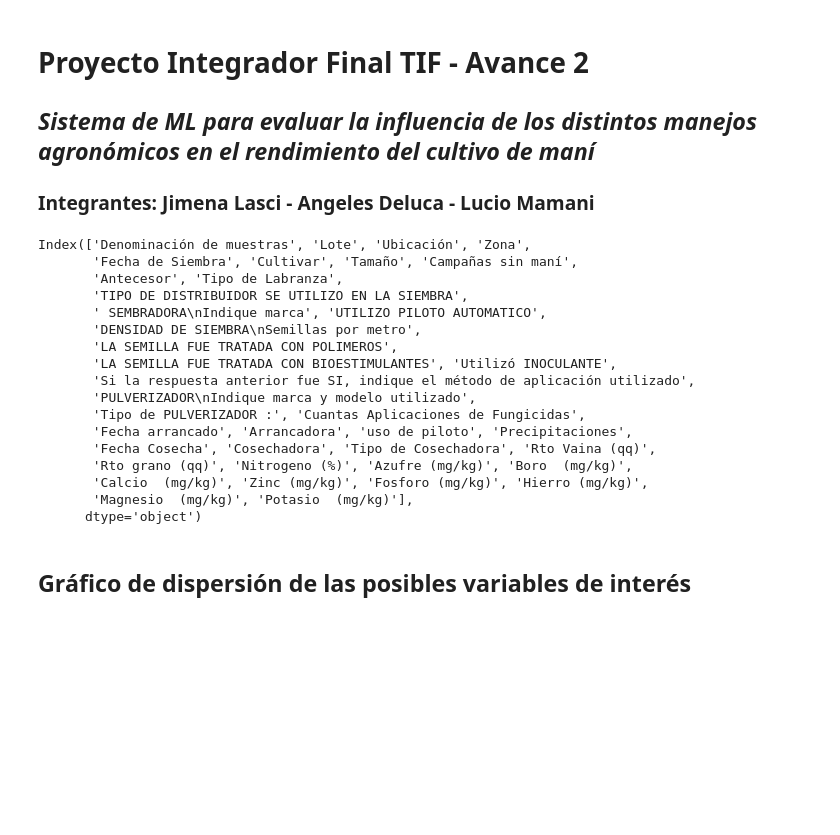
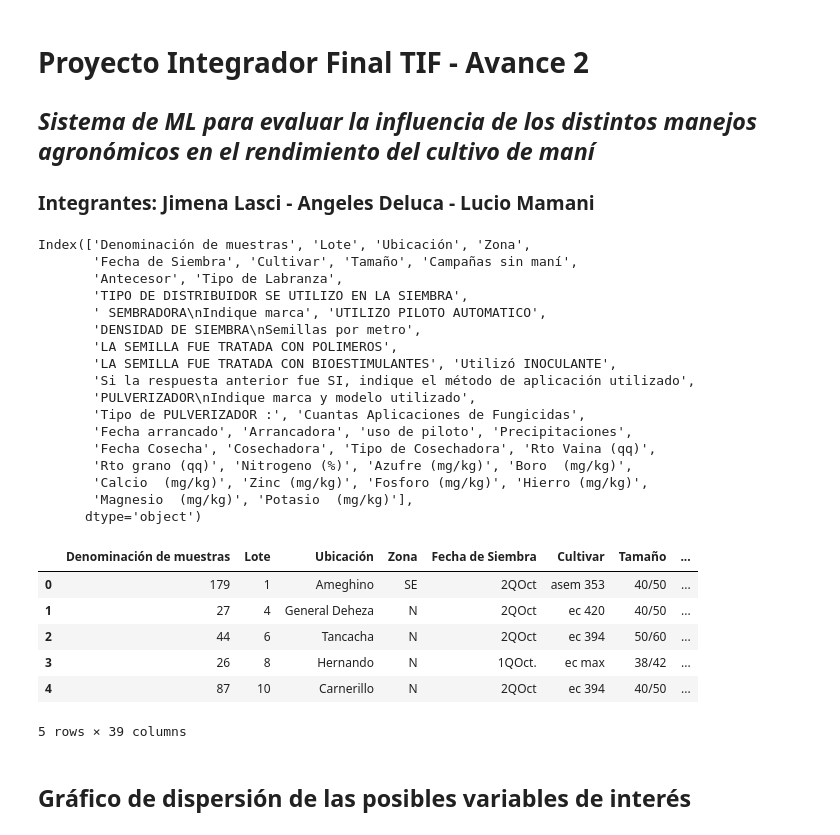
Before and after one commit to cabreonictor/Ciencia-de-Datos-y-Optimizacion-de-Modelos, a Jupyter notebook: Modelado_de_Sistemas_de_IA_Proyecto.ipynb, the cells around one changed output. Cells and saved outputs as stored; diff of their text form; code cells hidden in the pictures; blank space fills up the shorter version.

```diff
--- a/Modelado_de_Sistemas_de_IA_Proyecto.ipynb
+++ b/Modelado_de_Sistemas_de_IA_Proyecto.ipynb
@@ -7,34 +7,41 @@
 # %%
 import numpy as np
 import pandas as pd
 import matplotlib.pyplot as plt
 import seaborn as sns
 from sklearn.model_selection import train_test_split
 from sklearn.ensemble import RandomForestRegressor
 from sklearn.metrics import mean_squared_error, r2_score
 
 URL = ('https://github.com/cabreonictor/Modelado-de-IA-Aplicada/raw/refs/heads/main/Dataset.xlsx')
 df = pd.read_excel(URL)
-#print(df.head())
 print(df.columns)
+df.head()
 # %% [output]
 Index(['Denominación de muestras', 'Lote', 'Ubicación', 'Zona',
        'Fecha de Siembra', 'Cultivar', 'Tamaño', 'Campañas sin maní',
        'Antecesor', 'Tipo de Labranza',
        'TIPO DE DISTRIBUIDOR SE UTILIZO EN LA SIEMBRA',
        ' SEMBRADORA\nIndique marca', 'UTILIZO PILOTO AUTOMATICO',
        'DENSIDAD DE SIEMBRA\nSemillas por metro',
        'LA SEMILLA FUE TRATADA CON POLIMEROS',
        'LA SEMILLA FUE TRATADA CON BIOESTIMULANTES', 'Utilizó INOCULANTE',
        'Si la respuesta anterior fue SI, indique el método de aplicación utilizado',
        'PULVERIZADOR\nIndique marca y modelo utilizado',
        'Tipo de PULVERIZADOR :', 'Cuantas Aplicaciones de Fungicidas',
        'Fecha arrancado', 'Arrancadora', 'uso de piloto', 'Precipitaciones',
        'Fecha Cosecha', 'Cosechadora', 'Tipo de Cosechadora', 'Rto Vaina (qq)',
        'Rto grano (qq)', 'Nitrogeno (%)', 'Azufre (mg/kg)', 'Boro  (mg/kg)',
        'Calcio  (mg/kg)', 'Zinc (mg/kg)', 'Fosforo (mg/kg)', 'Hierro (mg/kg)',
        'Magnesio  (mg/kg)', 'Potasio  (mg/kg)'],
       dtype='object')
+|  | Denominación de muestras | Lote | Ubicación | Zona | Fecha de Siembra | Cultivar | Tamaño | ... |
+| 0 | 179 | 1 | Ameghino | SE | 2QOct | asem 353 | 40/50 | ... |
+| 1 | 27 | 4 | General Deheza | N | 2QOct | ec 420 | 40/50 | ... |
+| 2 | 44 | 6 | Tancacha | N | 2QOct | ec 394 | 50/60 | ... |
+| 3 | 26 | 8 | Hernando | N | 1QOct. | ec max | 38/42 | ... |
+| 4 | 87 | 10 | Carnerillo | N | 2QOct | ec 394 | 40/50 | ... |
+5 rows × 39 columns
 # %% [markdown]
 ## Gráfico de dispersión de las posibles variables de interés
 # %%
```
Also changed, not shown: parts of 1 cell of this notebook.
